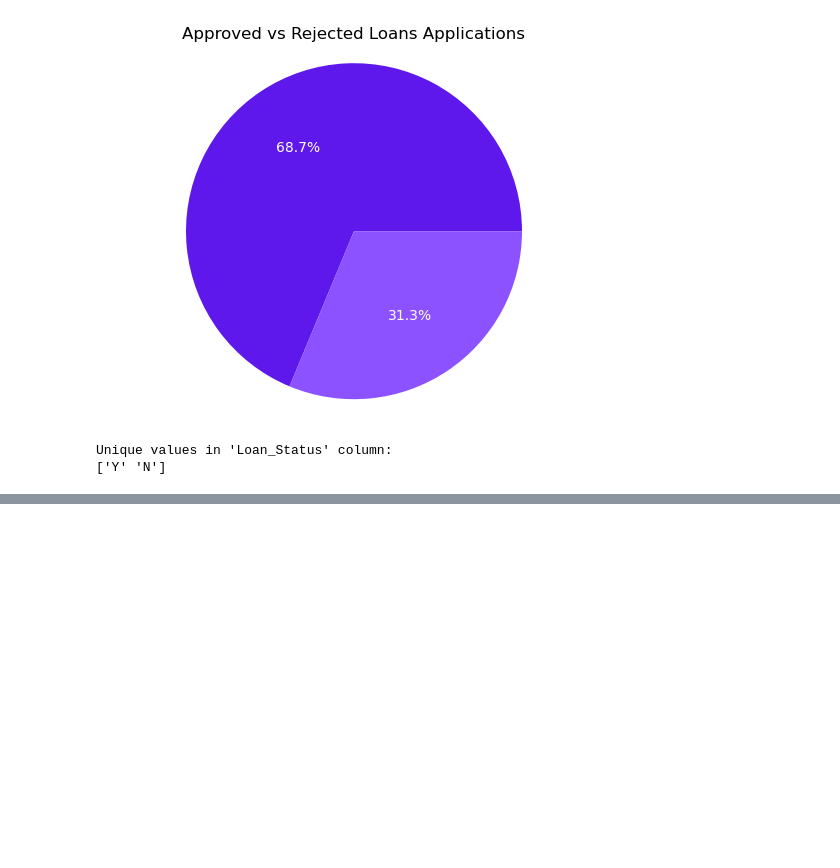
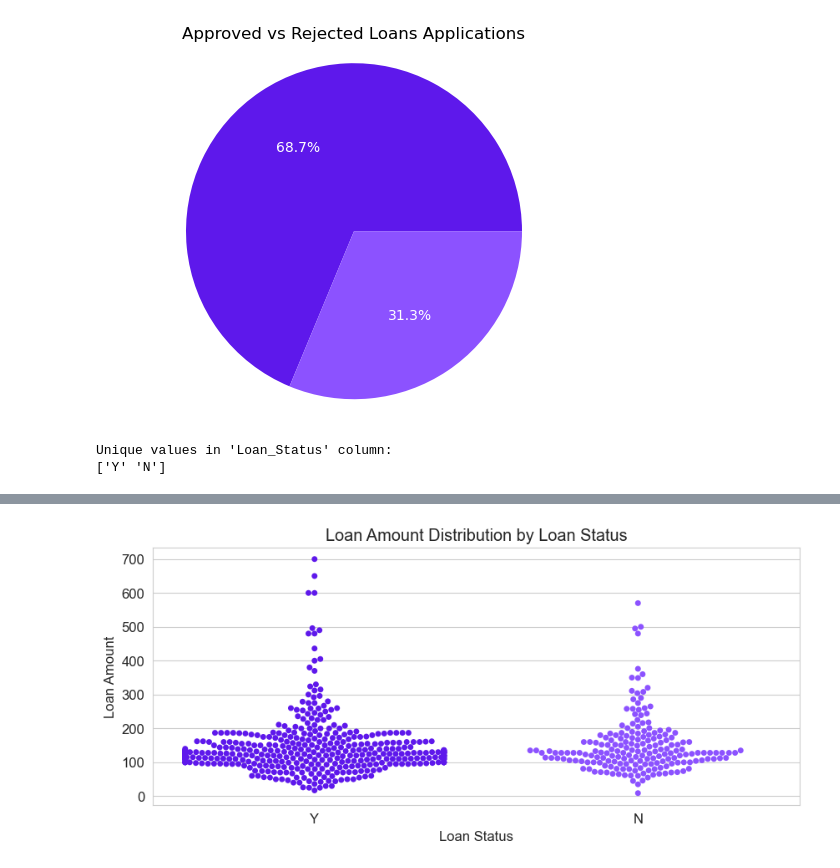
Before and after one commit to anag23039/cct, a Jupyter notebook: CA2.ipynb, the cells around one changed output, grey strips where cells are left out. Drawn from its saved outputs; the diff is of its cells as text; code cells hidden in the pictures; blank space fills up the shorter version.

```diff
--- a/CA2.ipynb
+++ b/CA2.ipynb
@@ -351,0 +375,15 @@ fig.show()
+# %%
+sns.set_style('whitegrid')
+plt.rcParams.update({'font.size': 12})
+
+# Create a swarm plot for LoanAmount by Loan_Status
+fig, ax = plt.subplots(figsize=(10, 4))
+sns.swarmplot(x='Loan_Status', y='LoanAmount', data=loan, palette={'Y': '#5E18EB', 'N': '#8C52FF'}, ax=ax)
+
+ax.set_title('Loan Amount Distribution by Loan Status')
+ax.set_xlabel('Loan Status')
+ax.set_ylabel('Loan Amount')
+
+plt.show()
+# %% [output]
+[figure, added]
```
Also changed, not shown: parts of 9 cells of this notebook.
